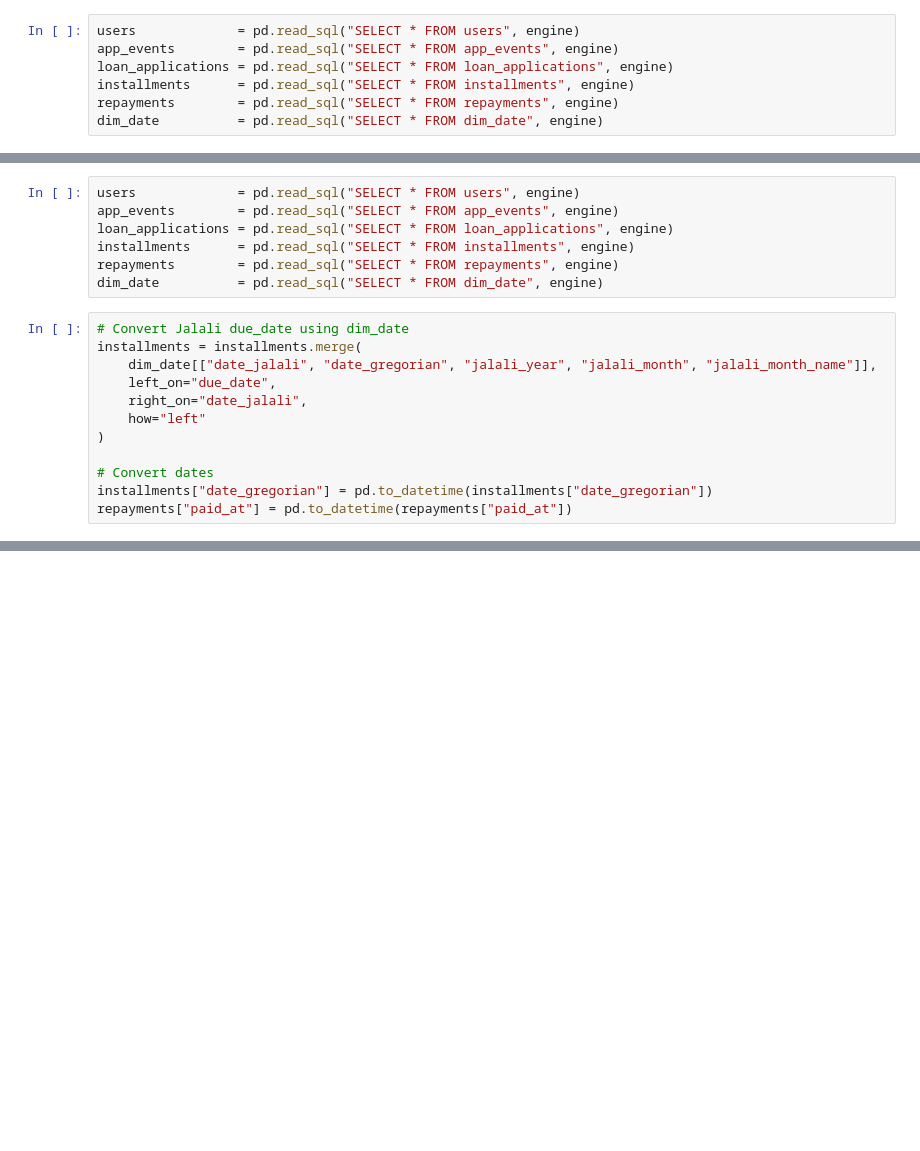
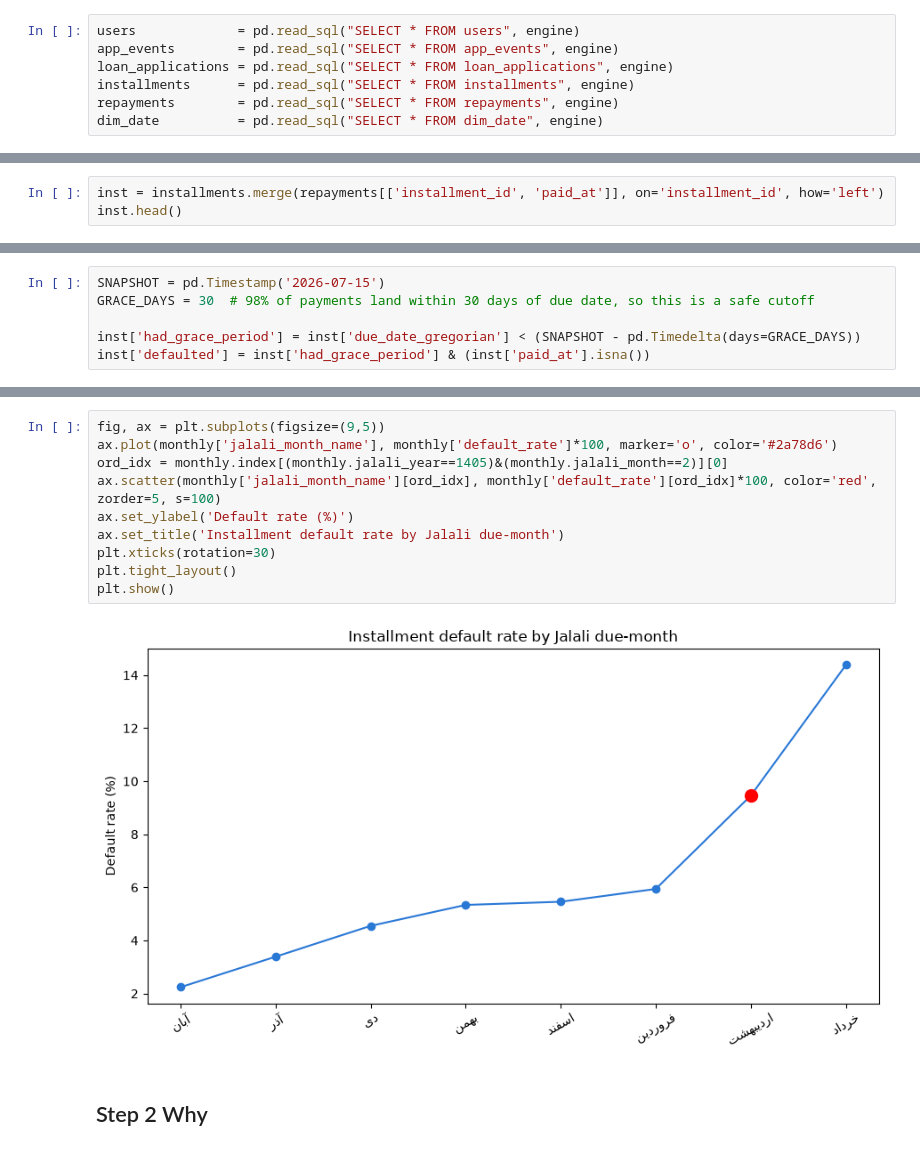
Before and after one commit to pxsa/digi-shahr-customer-behavior, a Jupyter notebook: analysis/investigation.ipynb, the cells around one changed output, grey strips where cells are left out. Saved outputs shown, nothing was run; the diff lists cells and outputs as text; blank space fills up the shorter version.

```diff
--- a/analysis/investigation.ipynb
+++ b/analysis/investigation.ipynb
@@ -156,19 +30,0 @@ plt.show()
-# %%
-users             = pd.read_sql("SELECT * FROM users", engine)
-app_events        = pd.read_sql("SELECT * FROM app_events", engine)
-loan_applications = pd.read_sql("SELECT * FROM loan_applications", engine)
-installments      = pd.read_sql("SELECT * FROM installments", engine)
-repayments        = pd.read_sql("SELECT * FROM repayments", engine)
-dim_date          = pd.read_sql("SELECT * FROM dim_date", engine)
-# %%
-# Convert Jalali due_date using dim_date
-installments = installments.merge(
-    dim_date[["date_jalali", "date_gregorian", "jalali_year", "jalali_month", "jalali_month_name"]],
-    left_on="due_date",
-    right_on="date_jalali",
-    how="left"
-)
-
-# Convert dates
-installments["date_gregorian"] = pd.to_datetime(installments["date_gregorian"])
-repayments["paid_at"] = pd.to_datetime(repayments["paid_at"])
@@ -344,0 +122,3 @@ print("\n✅ محاسبات کامل شد!")
+# %%
+inst = installments.merge(repayments[['installment_id', 'paid_at']], on='installment_id', how='left')
+inst.head()
@@ -344,0 +163,6 @@ print("\n✅ محاسبات کامل شد!")
+# %%
+SNAPSHOT = pd.Timestamp('2026-07-15')
+GRACE_DAYS = 30  # 98% of payments land within 30 days of due date, so this is a safe cutoff
+
+inst['had_grace_period'] = inst['due_date_gregorian'] < (SNAPSHOT - pd.Timedelta(days=GRACE_DAYS))
+inst['defaulted'] = inst['had_grace_period'] & (inst['paid_at'].isna())
@@ -344,0 +214,14 @@ print("\n✅ محاسبات کامل شد!")
+# %%
+fig, ax = plt.subplots(figsize=(9,5))
+ax.plot(monthly['jalali_month_name'], monthly['default_rate']*100, marker='o', color='#2a78d6')
+ord_idx = monthly.index[(monthly.jalali_year==1405)&(monthly.jalali_month==2)][0]
+ax.scatter(monthly['jalali_month_name'][ord_idx], monthly['default_rate'][ord_idx]*100, color='red', zorder=5, s=100)
+ax.set_ylabel('Default rate (%)')
+ax.set_title('Installment default rate by Jalali due-month')
+plt.xticks(rotation=30)
+plt.tight_layout()
+plt.show()
+# %% [output]
+[figure, added]
+# %% [markdown]
+## Step 2  Why
```
Also changed, not shown: parts of 54 cells of this notebook.
